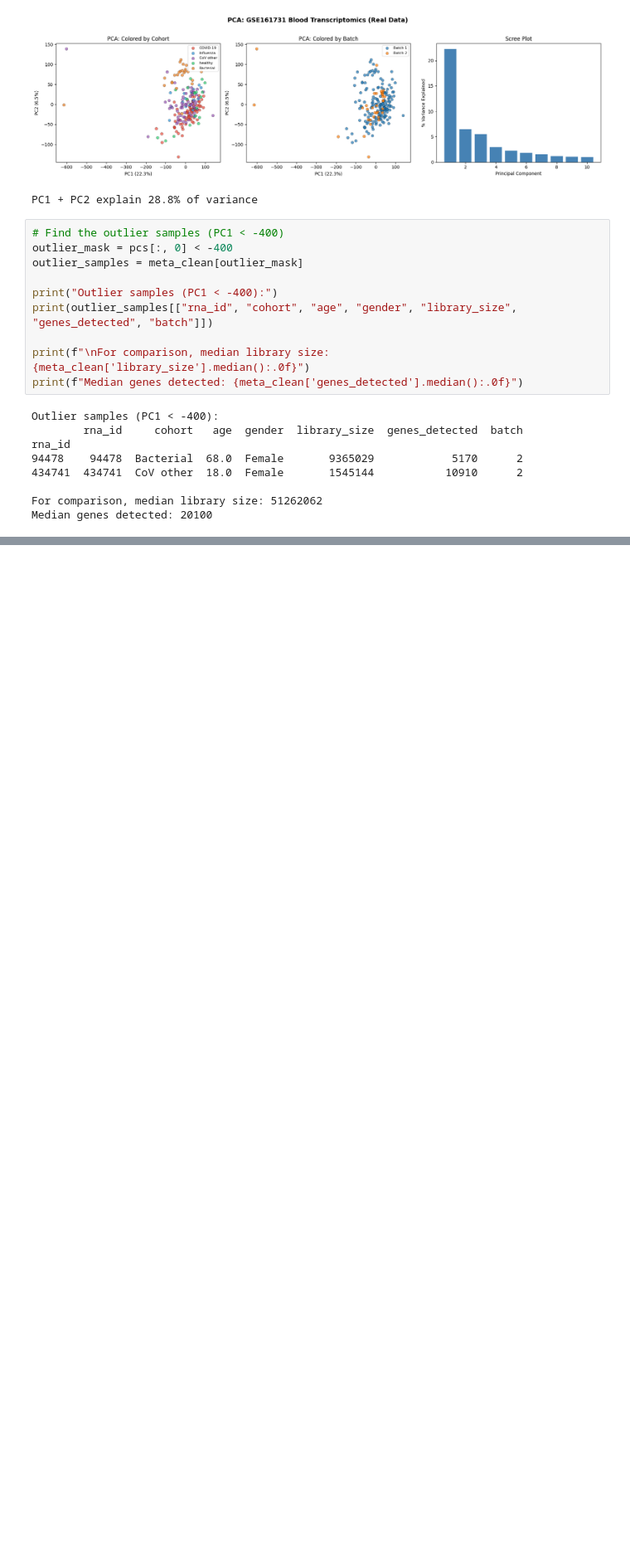
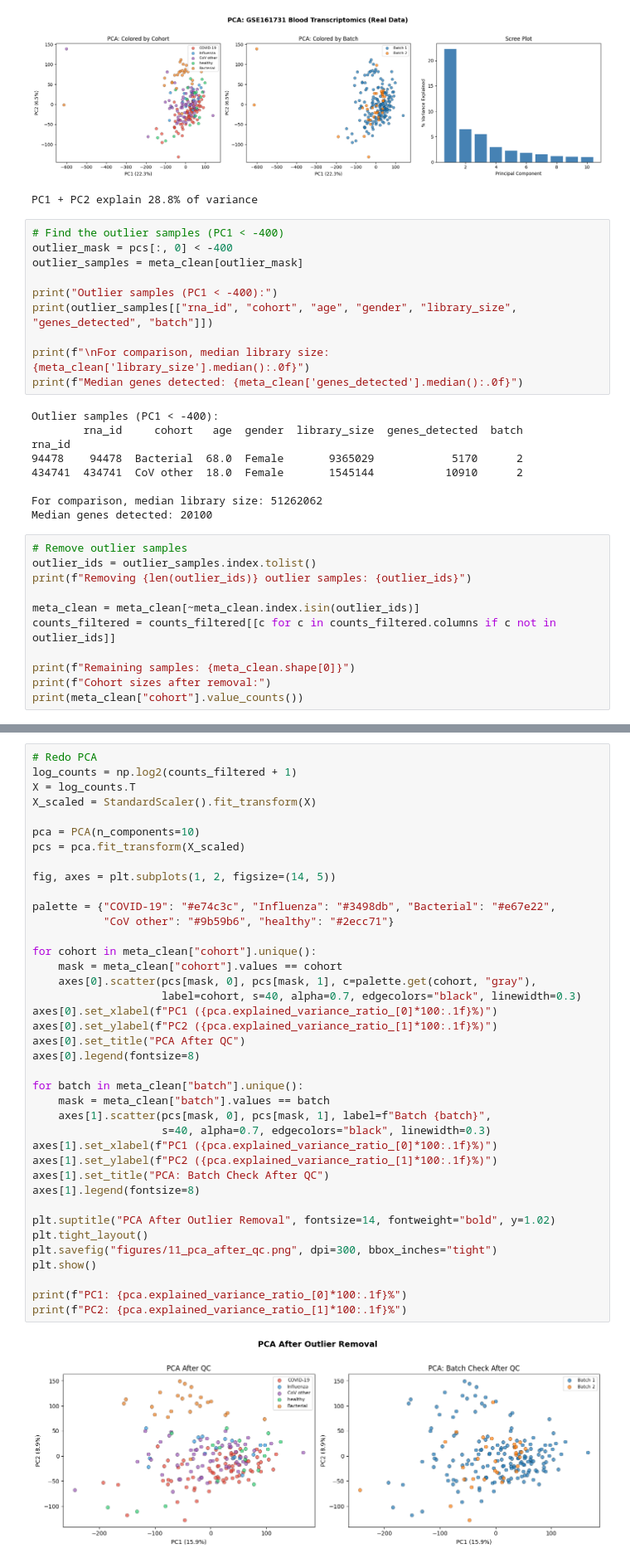
Before and after one commit to pdeosthale/infectious-disease-transcriptomics, a Jupyter notebook: 04_real_geo_data.ipynb, the cells around one changed output, grey strips where cells are left out. Shown at 83% size. Drawn from its saved outputs; the diff is of its cells as text; blank space fills up the shorter version.

```diff
--- a/04_real_geo_data.ipynb
+++ b/04_real_geo_data.ipynb
@@ -484,3 +484,14 @@ rna_id
 
 For comparison, median library size: 51262062
 Median genes detected: 20100
+# %%
+# Remove outlier samples
+outlier_ids = outlier_samples.index.tolist()
+print(f"Removing {len(outlier_ids)} outlier samples: {outlier_ids}")
+
+meta_clean = meta_clean[~meta_clean.index.isin(outlier_ids)]
+counts_filtered = counts_filtered[[c for c in counts_filtered.columns if c not in outlier_ids]]
+
+print(f"Remaining samples: {meta_clean.shape[0]}")
+print(f"Cohort sizes after removal:")
+print(meta_clean["cohort"].value_counts())
@@ -486,0 +509,41 @@ Median genes detected: 20100
+# %%
+# Redo PCA
+log_counts = np.log2(counts_filtered + 1)
+X = log_counts.T
+X_scaled = StandardScaler().fit_transform(X)
+
+pca = PCA(n_components=10)
+pcs = pca.fit_transform(X_scaled)
+
+fig, axes = plt.subplots(1, 2, figsize=(14, 5))
+
+palette = {"COVID-19": "#e74c3c", "Influenza": "#3498db", "Bacterial": "#e67e22",
+           "CoV other": "#9b59b6", "healthy": "#2ecc71"}
+
+for cohort in meta_clean["cohort"].unique():
+    mask = meta_clean["cohort"].values == cohort
+    axes[0].scatter(pcs[mask, 0], pcs[mask, 1], c=palette.get(cohort, "gray"),
+                    label=cohort, s=40, alpha=0.7, edgecolors="black", linewidth=0.3)
+axes[0].set_xlabel(f"PC1 ({pca.explained_variance_ratio_[0]*100:.1f}%)")
+axes[0].set_ylabel(f"PC2 ({pca.explained_variance_ratio_[1]*100:.1f}%)")
+axes[0].set_title("PCA After QC")
+axes[0].legend(fontsize=8)
+
+for batch in meta_clean["batch"].unique():
+    mask = meta_clean["batch"].values == batch
+    axes[1].scatter(pcs[mask, 0], pcs[mask, 1], label=f"Batch {batch}",
+                    s=40, alpha=0.7, edgecolors="black", linewidth=0.3)
+axes[1].set_xlabel(f"PC1 ({pca.explained_variance_ratio_[0]*100:.1f}%)")
+axes[1].set_ylabel(f"PC2 ({pca.explained_variance_ratio_[1]*100:.1f}%)")
+axes[1].set_title("PCA: Batch Check After QC")
+axes[1].legend(fontsize=8)
+
+plt.suptitle("PCA After Outlier Removal", fontsize=14, fontweight="bold", y=1.02)
+plt.tight_layout()
+plt.savefig("figures/11_pca_after_qc.png", dpi=300, bbox_inches="tight")
+plt.show()
+
+print(f"PC1: {pca.explained_variance_ratio_[0]*100:.1f}%")
+print(f"PC2: {pca.explained_variance_ratio_[1]*100:.1f}%")
+# %% [output]
+[figure, added]
```
Also changed, not shown: parts of 3 cells of this notebook, 1 other file.
